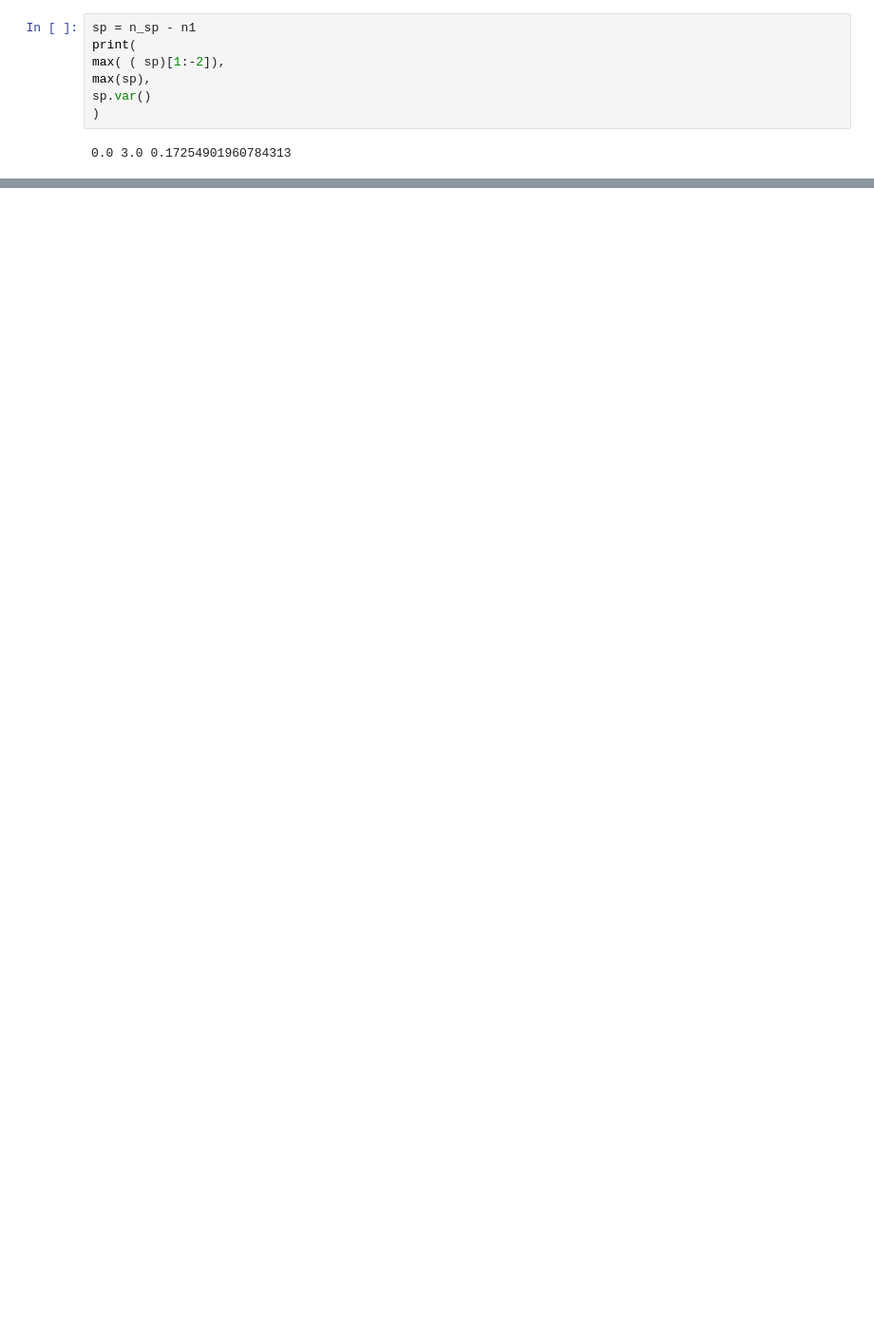
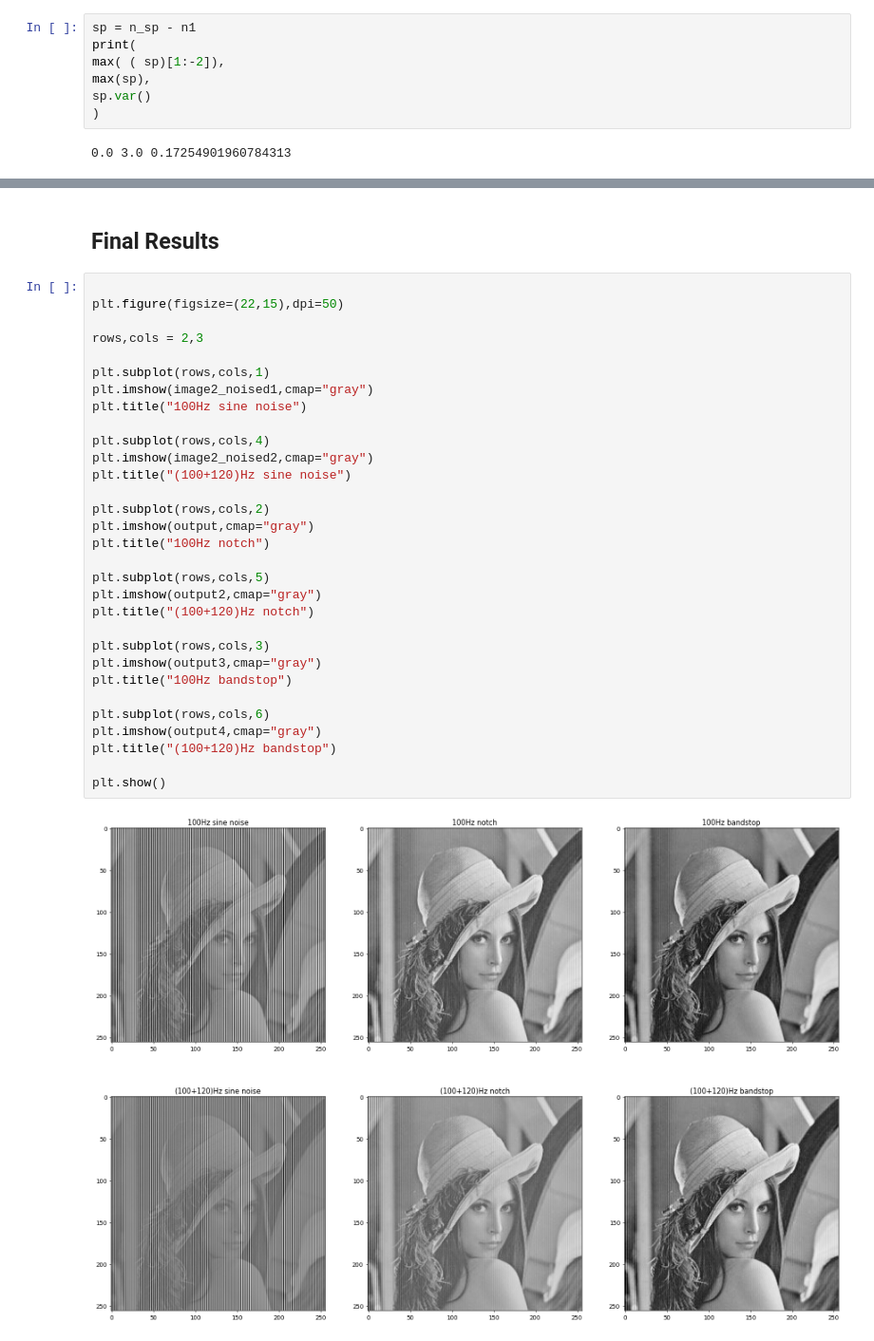
Before and after one commit to smmss79/DIP_2023, a Jupyter notebook: HW3/DIP_HW3.ipynb, the cells around one changed output, grey strips where cells are left out. Shown at 95% size. Saved outputs shown, nothing was run; the diff lists cells and outputs as text; blank space fills up the shorter version.

```diff
--- a/HW3/DIP_HW3.ipynb
+++ b/HW3/DIP_HW3.ipynb
@@ -181,0 +263,35 @@ sp.var()
+# %% [markdown]
+## Final Results
+# %%
+
+plt.figure(figsize=(22,15),dpi=50)
+
+rows,cols = 2,3
+
+plt.subplot(rows,cols,1)
+plt.imshow(image2_noised1,cmap="gray")
+plt.title("100Hz sine noise")
+
+plt.subplot(rows,cols,4)
+plt.imshow(image2_noised2,cmap="gray")
+plt.title("(100+120)Hz sine noise")
+
+plt.subplot(rows,cols,2)
+plt.imshow(output,cmap="gray")
+plt.title("100Hz notch")
+
+plt.subplot(rows,cols,5)
+plt.imshow(output2,cmap="gray")
+plt.title("(100+120)Hz notch")
+
+plt.subplot(rows,cols,3)
+plt.imshow(output3,cmap="gray")
+plt.title("100Hz bandstop")
+
+plt.subplot(rows,cols,6)
+plt.imshow(output4,cmap="gray")
+plt.title("(100+120)Hz bandstop")
+
+plt.show()
+# %% [output]
+[figure, added]
```
Also changed, not shown: parts of 14 cells of this notebook.
